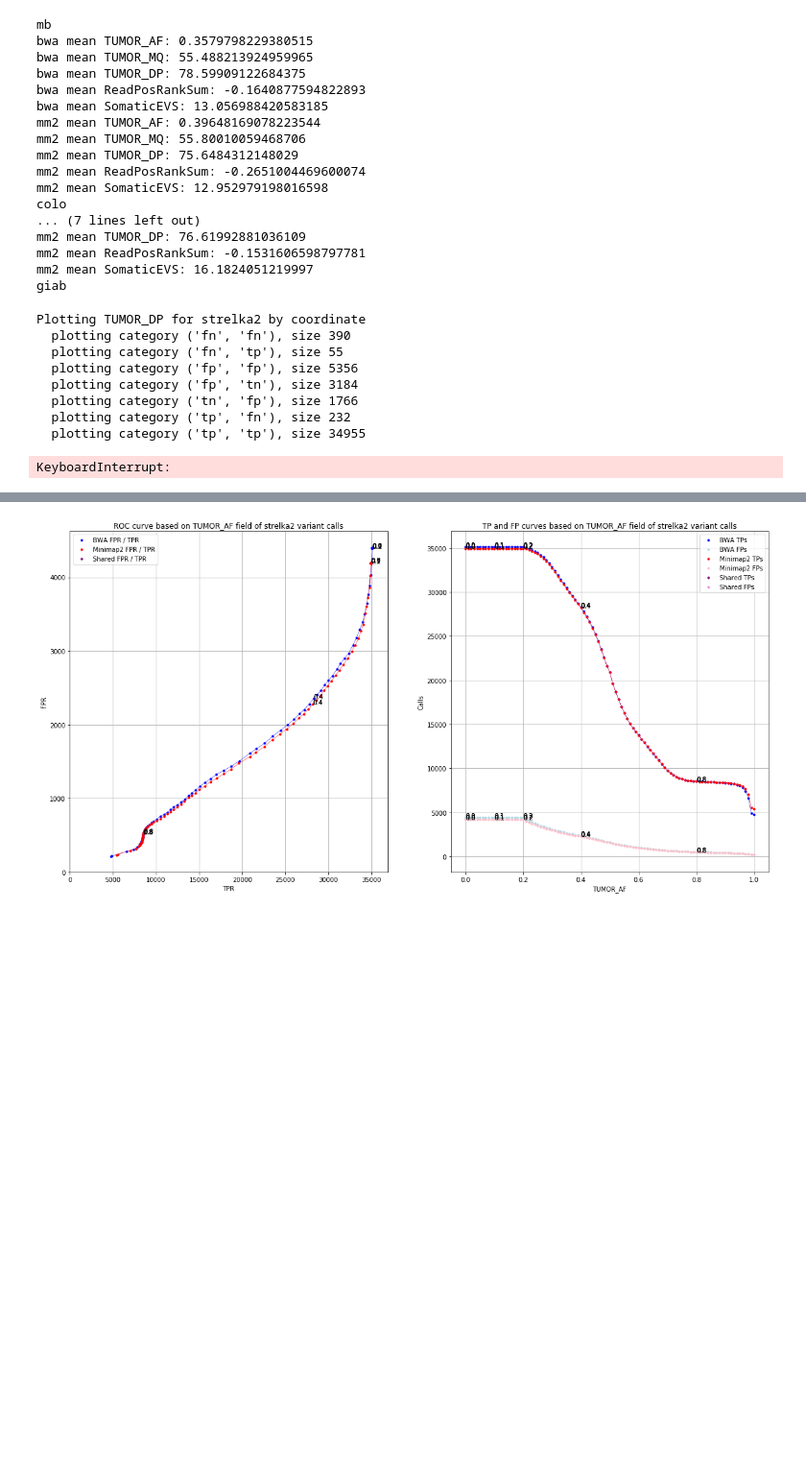
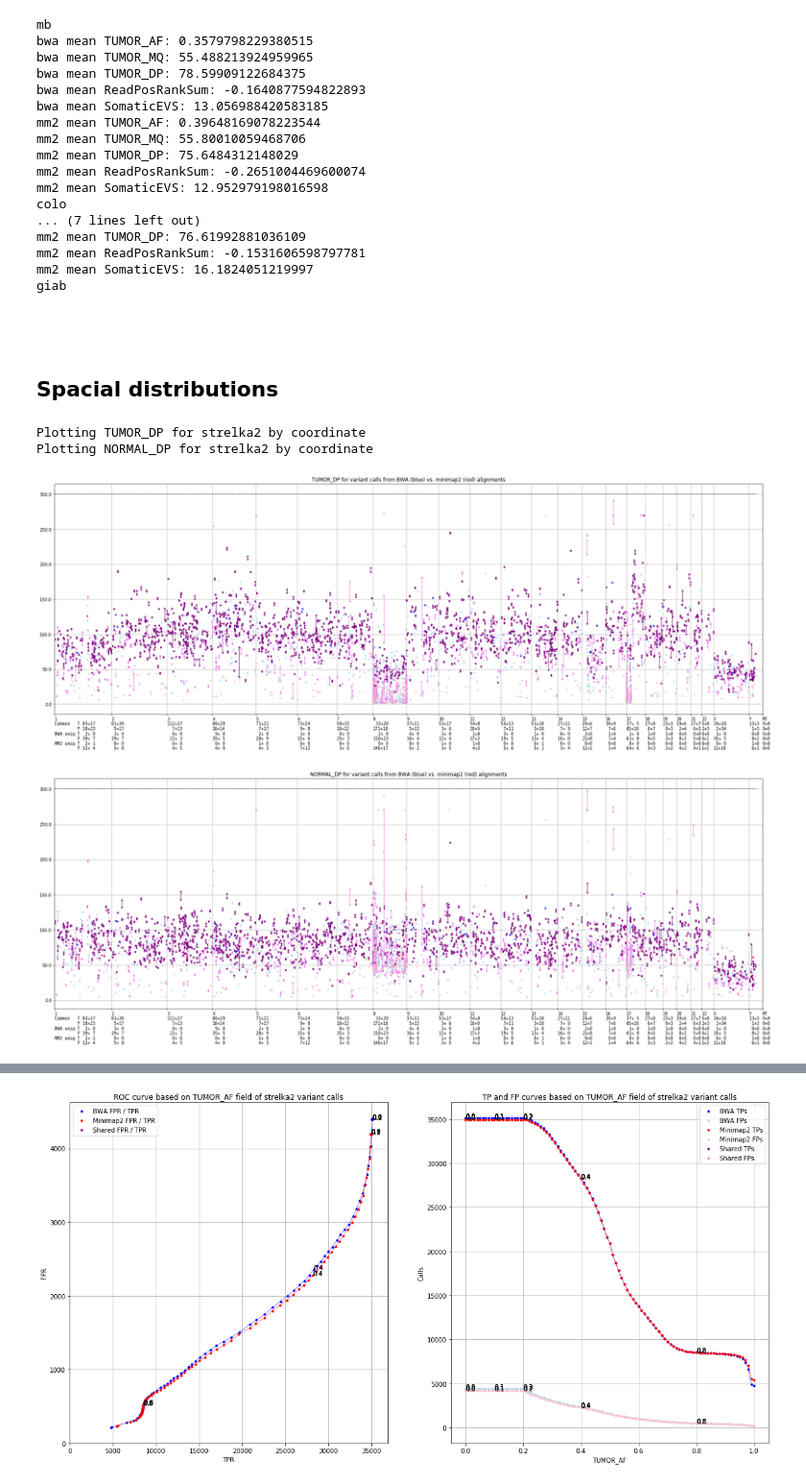
Before and after one commit to umccr/vcf_stuff, a Jupyter notebook: analysis/minimap2/Minimap2_explore.ipynb, the cells around one changed output, grey strips where cells are left out. Shown at 96% size. Drawn from its saved outputs; the diff is of its cells as text; code cells hidden in the pictures; blank space fills up the shorter version.

```diff
--- a/analysis/minimap2/Minimap2_explore.ipynb
+++ b/analysis/minimap2/Minimap2_explore.ipynb
@@ -887,4 +1103,10 @@ mm2 mean TUMOR_DP: 76.61992881036109
 mm2 mean ReadPosRankSum: -0.1531606598797781
 mm2 mean SomaticEVS: 16.1824051219997
 giab
+# %% [markdown]
+<br>
+<br>
+
+
+##  Spacial distributions
 # %%
@@ -1047,14 +1236,9 @@ pass
 # %%
-plot('strelka2', 'TUMOR_DP', max_y=300, count_tricky_anno=False)
-plot('strelka2', 'NORMAL_DP', max_y=300, count_tricky_anno=False)
+plot('mb', 'strelka2', 'TUMOR_DP', max_y=300, count_tricky_anno=False)
+plot('mb', 'strelka2', 'NORMAL_DP', max_y=300, count_tricky_anno=False)
 pass
 # %% [output]
 Plotting TUMOR_DP for strelka2 by coordinate
-  plotting category ('fn', 'fn'), size 390
-  plotting category ('fn', 'tp'), size 55
-  plotting category ('fp', 'fp'), size 5356
-  plotting category ('fp', 'tn'), size 3184
-  plotting category ('tn', 'fp'), size 1766
-  plotting category ('tp', 'fn'), size 232
-  plotting category ('tp', 'tp'), size 34955
+Plotting NORMAL_DP for strelka2 by coordinate
-KeyboardInterrupt:
+[figure, added]
+[figure, added]
```
Also changed, not shown: parts of 46 cells of this notebook.
